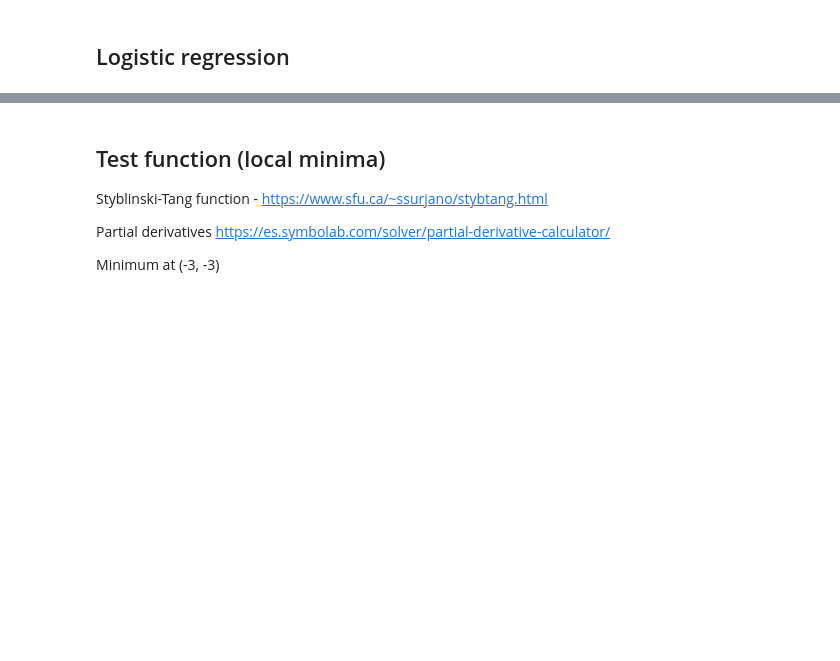
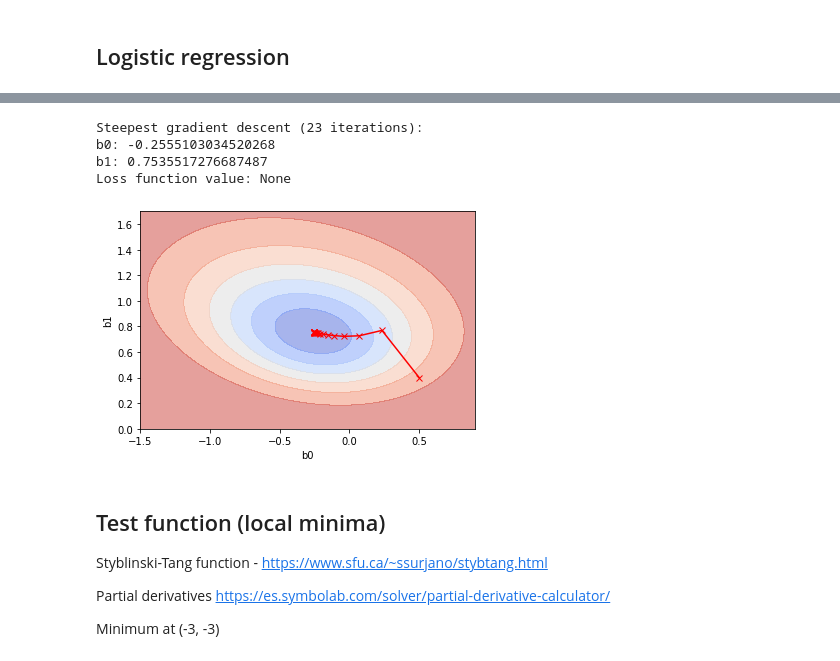
Before and after one commit to pablosuau/training, a Jupyter notebook: machine_learning/03_ml_theory/01_gradient_descent/01_loss_functions.ipynb, the cells around one changed output, grey strips where cells are left out. Saved outputs shown, nothing was run; the diff lists cells and outputs as text; code cells hidden in the pictures; blank space fills up the shorter version.

Commit message:
feat: steepest gradient descend logistic regression

```diff
--- a/machine_learning/03_ml_theory/01_gradient_descent/01_loss_functions.ipynb
+++ b/machine_learning/03_ml_theory/01_gradient_descent/01_loss_functions.ipynb
@@ -197,6 +207,21 @@ class LogisticRegressionLoss(AbstractLoss):
         self.mu2 = mu2
         self.std2 = std2
         self.n2 = n2
+
+    def _calculate_gradient(self, x, y, current_params):
+        def exponent(current_params, x):
+            return math.exp(current_params[0] + current_params[1] * x)
+
+        # Partial derivative with respect to b_1
+        d_b1 = - np.sum([(y_i * x_i - x_i * (1 - y_i) * exponent(current_params, x_i)) / \
+                         (1 + exponent(current_params, x_i)) \
+                         for x_i, y_i in zip(x, y)])
+        # Partial derivative with respect to b_0
+        d_b0 = - np.sum([(y_i - (1 - y_i) * exponent(current_params, x_i)) / \
+                         (1 + exponent(current_params, x_i)) \
+                         for x_i, y_i in zip(x, y)])
+
+        return [d_b0, d_b1]
 
     def produce_dataset(self):
         self.x = np.hstack((np.random.normal(loc = self.mu1, scale = self.std1, size = self.n1),
@@ -312,3 +350,11 @@ lgl.gridsearch_loss_1D(0, 443)
+# %%
+lgl.steepest_gradient_descend_2D(learning_rate = 0.1, initial_p1_index = 0.5, initial_p2_index = 0.4)
+# %% [output]
+Steepest gradient descent (23 iterations):
+b0: -0.2555103034520268
+b1: 0.7535517276687487
+Loss function value: None
+[figure, added]
 # %% [markdown]
 ## Test function (local minima)
 
```
Also changed, not shown: parts of 9 cells of this notebook.
